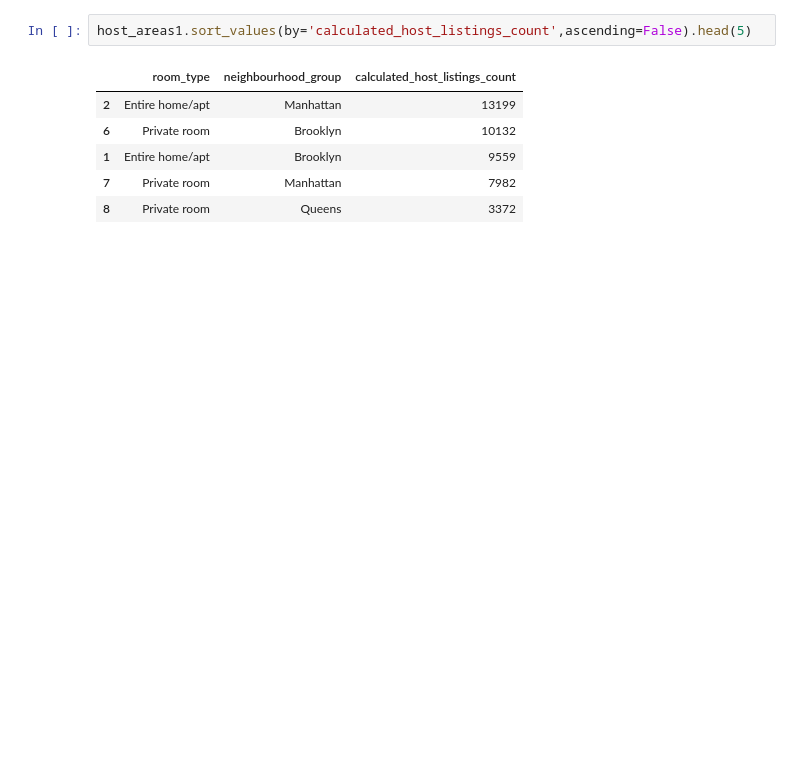
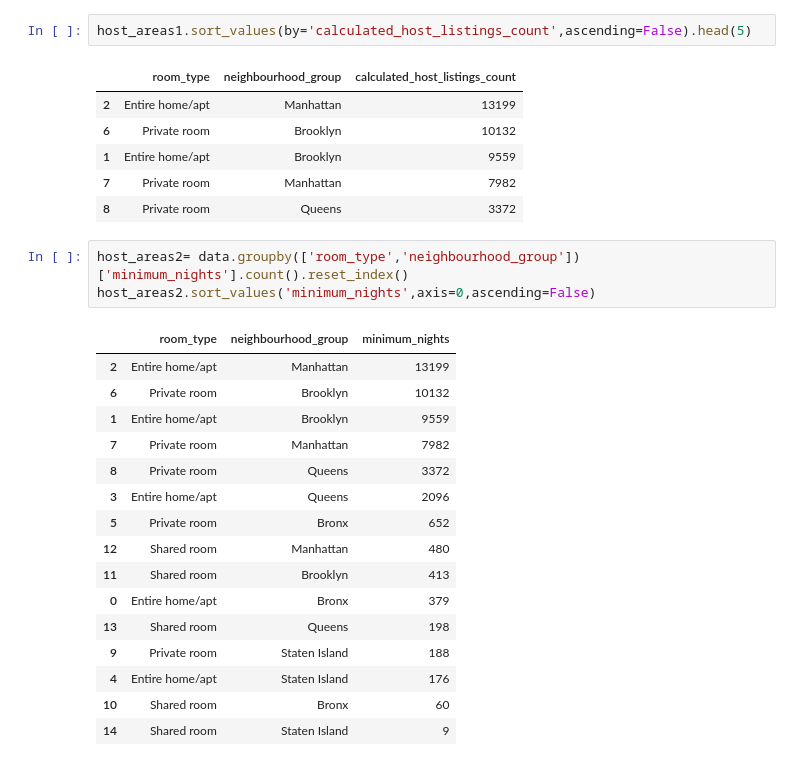
Before and after one commit to iamnaveenk/EDA_project_Airbnb, a Jupyter notebook: EDA_project_airbnb.ipynb, the cells around one changed output. Drawn from its saved outputs; the diff is of its cells as text; blank space fills up the shorter version.

```diff
--- a/EDA_project_airbnb.ipynb
+++ b/EDA_project_airbnb.ipynb
@@ -289,3 +298,23 @@ host_areas1.sort_values(by='calculated_host_listings_count',ascending=False).hea
 | 1 | Entire home/apt | Brooklyn | 9559 |
 | 7 | Private room | Manhattan | 7982 |
 | 8 | Private room | Queens | 3372 |
+# %%
+host_areas2= data.groupby(['room_type','neighbourhood_group'])['minimum_nights'].count().reset_index()
+host_areas2.sort_values('minimum_nights',axis=0,ascending=False)
+# %% [output]
+|  | room_type | neighbourhood_group | minimum_nights |
+| 2 | Entire home/apt | Manhattan | 13199 |
+| 6 | Private room | Brooklyn | 10132 |
+| 1 | Entire home/apt | Brooklyn | 9559 |
+| 7 | Private room | Manhattan | 7982 |
+| 8 | Private room | Queens | 3372 |
+| 3 | Entire home/apt | Queens | 2096 |
+| 5 | Private room | Bronx | 652 |
+| 12 | Shared room | Manhattan | 480 |
+| 11 | Shared room | Brooklyn | 413 |
+| 0 | Entire home/apt | Bronx | 379 |
+| 13 | Shared room | Queens | 198 |
+| 9 | Private room | Staten Island | 188 |
+| 4 | Entire home/apt | Staten Island | 176 |
+| 10 | Shared room | Bronx | 60 |
+| 14 | Shared room | Staten Island | 9 |
```
Also changed, not shown: parts of 4 cells of this notebook.
